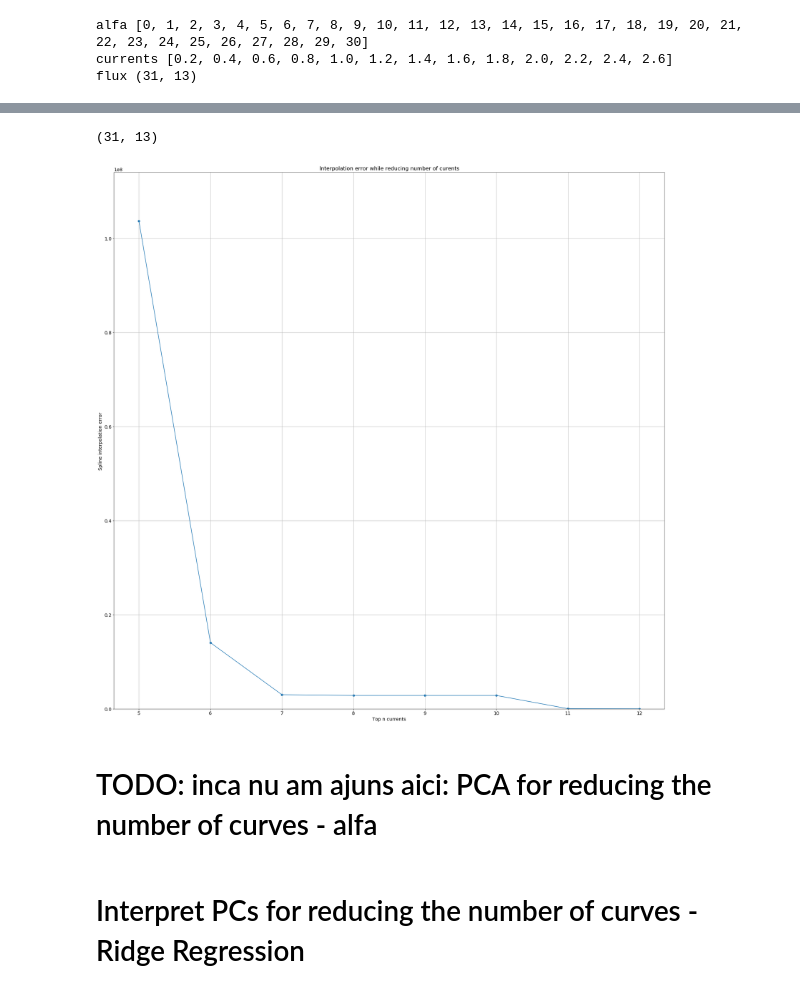
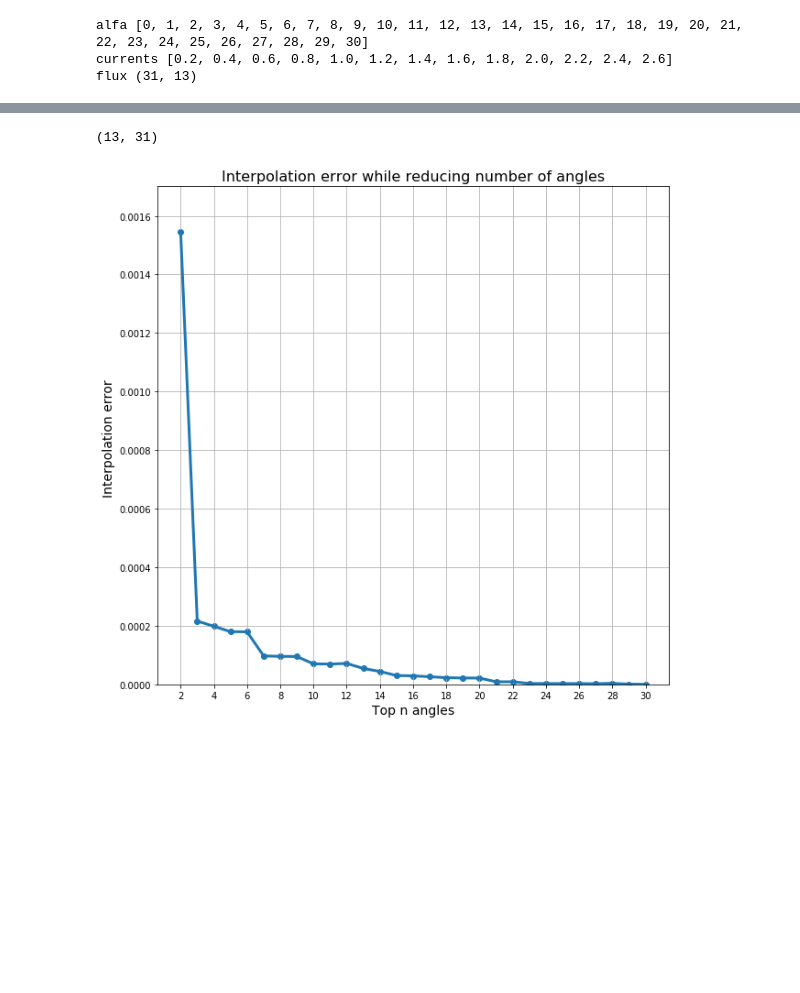
Before and after one commit to gleotescu/iq_interpolation, a Jupyter notebook: SRM.ipynb, the cells around one changed output, grey strips where cells are left out. Cells and saved outputs as stored; diff of their text form; code cells hidden in the pictures; blank space fills up the shorter version.

```diff
--- a/SRM.ipynb
+++ b/SRM.ipynb
@@ -181,59 +516,45 @@ top 12 currents [0.4, 0.6, 0.8, 1.0, 1.2, 1.4, 1.6, 1.8, 2.0, 2.2, 2.4, 2.6]
 # %%
-#cubic spline interpolation
-
 from scipy.interpolate import interp1d
 from scipy import interpolate
 import itertools
 import sys
 from pandas import DataFrame as df
 
-X = np.copy(Flux)
+X = np.transpose(np.copy(Flux))
 print(X.shape)
 
-def sum_squared_error(gr, pred):
-    gr = np.array(gr)
-    pred = np.array(pred)
-    return (10 ** 6) * (1 / gr.shape[0]) * sum((gr - pred) ** 2)
-
-def get_index(vec, e):
-    for i in range(len(vec)):
-        if e == vec[i]:
-            return i
-    assert(False)
-
-top_n = range(5, len(I_currents))
+top_n = range(2, len(alfa))
 errors = []
 for n in top_n:
-    top_n_curents = get_top_currents(n)
-    top_n_curents_indices = [get_index(I_currents, c) for c in top_n_curents]
+    top_n_angles = get_top_angles_bordered(n)
+    top_n_angles_indices = [get_index(alfa, c) for c in top_n_angles]
     error = 0
     for curve in range(X.shape[0]):
         # baseline = y values obtained when interpolating with all ground truth points
-        x = I_currents
+        x = alfa
         baseline = X[curve, :]
 
         # interpolate with top_n_currents as basis
-        x_ = top_n_curents
-        y_ = X[curve, top_n_curents_indices]
-        tck_ = interpolate.splrep(x_, y_, s=0)
+        x_ = top_n_angles
+        y_ = X[curve, top_n_angles_indices]
+        tck_ = interpolate.splrep(x_, y_, k=1)
         y = interpolate.splev(x, tck_)
 
         # error -- difference between baseline interp curve and current one
-        error += sum_squared_error(baseline, y)
-    errors.append(error)
+        error += np.sum((baseline - y)**2) /  baseline.shape[0]
+    errors.append(error / X.shape[0])
 
-plt.xlabel('Top n currents', fontsize = 14)
-plt.ylabel('Spline interpolation error ', fontsize = 14)
+plt.figure(figsize=(10, 10))
+plt.xlabel('Top n angles', fontsize = 14)
+plt.ylabel('Interpolation error ', fontsize = 14)
 plt.ylim([0.1*min(errors), 1.1*max(errors)])
 plt.locator_params(axis='x', nbins=len(top_n))
 plt.scatter(top_n, errors)
-plt.plot(top_n, errors)
+plt.plot(top_n, errors, linewidth=3)
 plt.grid()
-plt.title('Interpolation error while reducing number of curents', fontsize=16)
-plt.savefig('SRM_george_output/errors_Spline_reducing_#curents.png', dpi = 200)
+plt.title('Interpolation error while reducing number of angles', fontsize=16)
+plt.savefig('SRM_george_output/errors_Spline_reducing_#angles.png', dpi = 200)
 plt.show()
 # %% [output]
-(31, 13)
+(13, 31)
-[figure, old version]
+[figure, new version]
-# %% [markdown]
-# TODO: inca nu am ajuns aici: PCA for reducing the number of curves - alfa
@@ -301,2 +560,0 @@ for comp in no_of_comps: #for each component
-# %% [markdown]
-# Interpret PCs for reducing the number of curves - Ridge Regression
```
Also changed, not shown: parts of 22 cells of this notebook, 9 other files.
